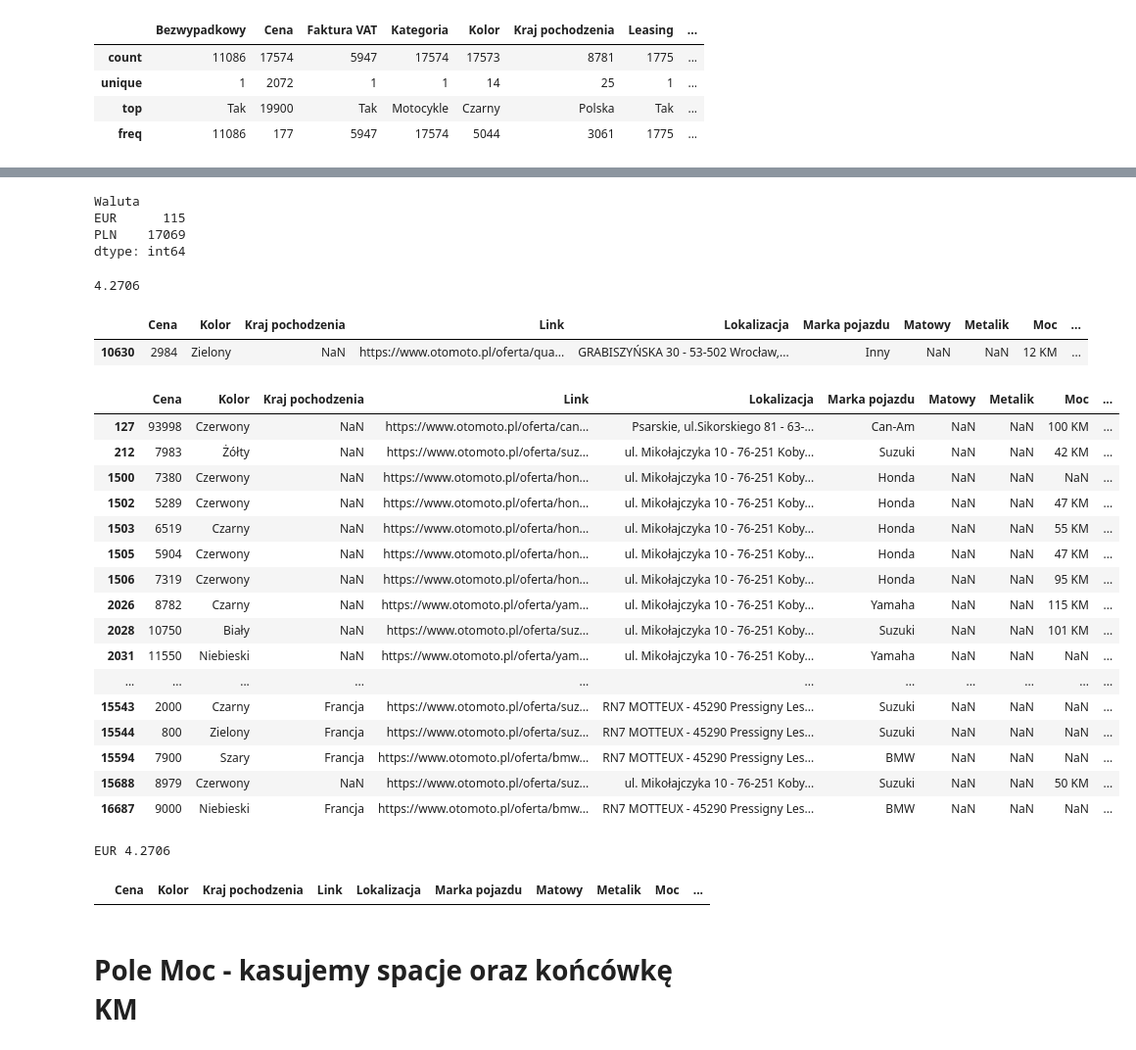
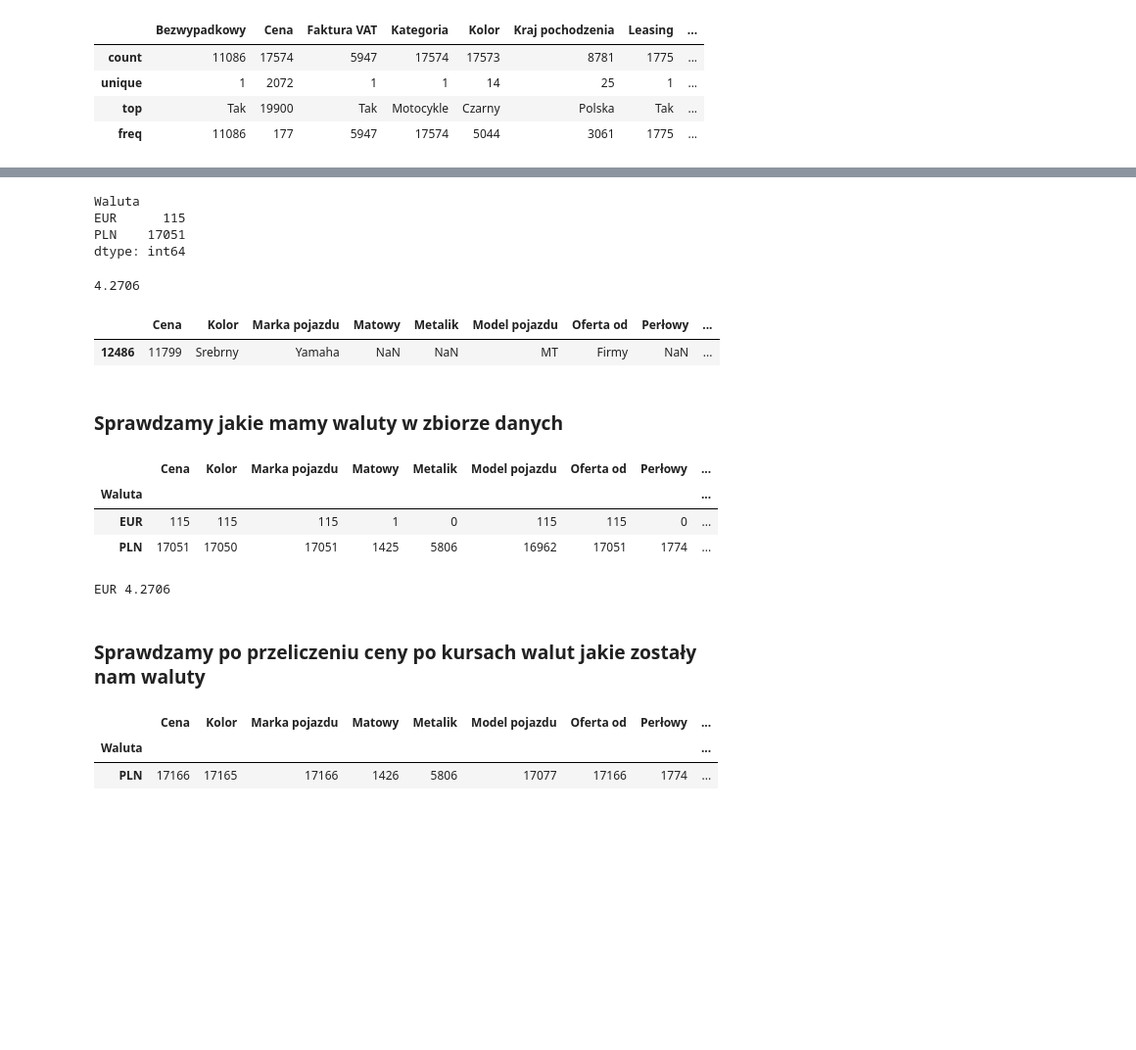
Before and after one commit to kordirko/motory, a Jupyter notebook: projekt_zaliczeniowy.ipynb, the cells around one changed output, grey strips where cells are left out. Shown at 98% size. Drawn from its saved outputs; the diff is of its cells as text; code cells hidden in the pictures; blank space fills up the shorter version.

Commit message:
Dalsza część analizy danych

```diff
--- a/projekt_zaliczeniowy.ipynb
+++ b/projekt_zaliczeniowy.ipynb
@@ -41,0 +52,4 @@ dane.head(3)
+# %%
+dane = pd.DataFrame.from_dict(data)
+
+dane.head(3)
@@ -80,6 +141,6 @@ dane.describe()
 # %%
 # dane.drop(columns=['Kategoria','Link','Numer rejestracyjny pojazdu','VIN','Bezwypadkowy'], inplace=True)
-dane.drop(columns=['Kategoria','Numer rejestracyjny pojazdu','VIN','Bezwypadkowy','Pierwsza rejestracja'], inplace=True)
+dane.drop(columns=['Kategoria','Link','Numer rejestracyjny pojazdu','VIN','Bezwypadkowy','Pierwsza rejestracja'], inplace=True)
 dane.drop(columns=['Faktura VAT','Leasing','Liczba pozostałych rat','Miesięczna rata','Możliwość finansowania',
                    'Opłata początkowa','VAT marża','Wartość wykupu'], inplace=True)
 # %% [markdown]
@@ -90,0 +156,3 @@ dane.drop(columns=['Uszkodzony'],inplace=True)
+# %%
+dane.drop(dane[dane['Zarejestrowany jako zabytek'].notnull()==True].index, axis=0, inplace=True )
+dane.drop(columns=['Zarejestrowany jako zabytek'],inplace=True)
@@ -91 +164,4 @@ dane.drop(columns=['Uszkodzony'],inplace=True)
+# %%
+dane.drop(columns=['Moc'],inplace=True)
+dane.drop(columns=['Lokalizacja', 'Kraj pochodzenia'],inplace=True)
 # %% [markdown]
@@ -96,7 +173,7 @@ dane.groupby('Waluta').size()
 # %% [output]
 Waluta
 EUR      115
-PLN    17069
+PLN    17051
 dtype: int64
 # %%
 import requests
@@ -122,26 +200,15 @@ dane['Cena'] = dane['Cena'].astype(float).astype(int)
 # %%
 dane.sample()
 # %% [output]
-|  | Cena | Kolor | Kraj pochodzenia | Link | Lokalizacja | Marka pojazdu | Matowy | Metalik | Moc | ... |
-| 10630 | 2984 | Zielony | NaN | https://www.otomoto.pl/oferta/qua... | GRABISZYŃSKA 30 - 53-502 Wrocław,... | Inny | NaN | NaN | 12 KM | ... |
+|  | Cena | Kolor | Marka pojazdu | Matowy | Metalik | Model pojazdu | Oferta od | Perłowy | ... |
+| 12486 | 11799 | Srebrny | Yamaha | NaN | NaN | MT | Firmy | NaN | ... |
+# %% [markdown]
+### Sprawdzamy jakie mamy waluty w zbiorze danych
 # %%
-dane[dane['Waluta']!='PLN']
+dane.groupby('Waluta').count()
 # %% [output]
-|  | Cena | Kolor | Kraj pochodzenia | Link | Lokalizacja | Marka pojazdu | Matowy | Metalik | Moc | ... |
-| 127 | 93998 | Czerwony | NaN | https://www.otomoto.pl/oferta/can... | Psarskie, ul.Sikorskiego 81 - 63-... | Can-Am | NaN | NaN | 100 KM | ... |
-| 212 | 7983 | Żółty | NaN | https://www.otomoto.pl/oferta/suz... | ul. Mikołajczyka 10 - 76-251 Koby... | Suzuki | NaN | NaN | 42 KM | ... |
-| 1500 | 7380 | Czerwony | NaN | https://www.otomoto.pl/oferta/hon... | ul. Mikołajczyka 10 - 76-251 Koby... | Honda | NaN | NaN | NaN | ... |
-| 1502 | 5289 | Czerwony | NaN | https://www.otomoto.pl/oferta/hon... | ul. Mikołajczyka 10 - 76-251 Koby... | Honda | NaN | NaN | 47 KM | ... |
-| 1503 | 6519 | Czarny | NaN | https://www.otomoto.pl/oferta/hon... | ul. Mikołajczyka 10 - 76-251 Koby... | Honda | NaN | NaN | 55 KM | ... |
-| 1505 | 5904 | Czerwony | NaN | https://www.otomoto.pl/oferta/hon... | ul. Mikołajczyka 10 - 76-251 Koby... | Honda | NaN | NaN | 47 KM | ... |
-| 1506 | 7319 | Czerwony | NaN | https://www.otomoto.pl/oferta/hon... | ul. Mikołajczyka 10 - 76-251 Koby... | Honda | NaN | NaN | 95 KM | ... |
-| 2026 | 8782 | Czarny | NaN | https://www.otomoto.pl/oferta/yam... | ul. Mikołajczyka 10 - 76-251 Koby... | Yamaha | NaN | NaN | 115 KM | ... |
-| 2028 | 10750 | Biały | NaN | https://www.otomoto.pl/oferta/suz... | ul. Mikołajczyka 10 - 76-251 Koby... | Suzuki | NaN | NaN | 101 KM | ... |
-| 2031 | 11550 | Niebieski | NaN | https://www.otomoto.pl/oferta/yam... | ul. Mikołajczyka 10 - 76-251 Koby... | Yamaha | NaN | NaN | NaN | ... |
-| ... | ... | ... | ... | ... | ... | ... | ... | ... | ... | ... |
-| 15543 | 2000 | Czarny | Francja | https://www.otomoto.pl/oferta/suz... | RN7 MOTTEUX - 45290 Pressigny Les... | Suzuki | NaN | NaN | NaN | ... |
-| 15544 | 800 | Zielony | Francja | https://www.otomoto.pl/oferta/suz... | RN7 MOTTEUX - 45290 Pressigny Les... | Suzuki | NaN | NaN | NaN | ... |
-| 15594 | 7900 | Szary | Francja | https://www.otomoto.pl/oferta/bmw... | RN7 MOTTEUX - 45290 Pressigny Les... | BMW | NaN | NaN | NaN | ... |
-| 15688 | 8979 | Czerwony | NaN | https://www.otomoto.pl/oferta/suz... | ul. Mikołajczyka 10 - 76-251 Koby... | Suzuki | NaN | NaN | 50 KM | ... |
-| 16687 | 9000 | Niebieski | Francja | https://www.otomoto.pl/oferta/bmw... | RN7 MOTTEUX - 45290 Pressigny Les... | BMW | NaN | NaN | NaN | ... |
+|  | Cena | Kolor | Marka pojazdu | Matowy | Metalik | Model pojazdu | Oferta od | Perłowy | ... |
+| Waluta |  |  |  |  |  |  |  |  | ... |
+| EUR | 115 | 115 | 115 | 1 | 0 | 115 | 115 | 0 | ... |
+| PLN | 17051 | 17050 | 17051 | 1425 | 5806 | 16962 | 17051 | 1774 | ... |
 # %%
@@ -156,9 +222,11 @@ for waluta in dane['Waluta'].unique():
     dane.loc[ dane['Waluta']==waluta ,'Waluta'] = 'PLN'
 # %% [output]
 EUR 4.2706
+# %% [markdown]
+### Sprawdzamy po przeliczeniu ceny po kursach walut jakie zostały nam waluty
 # %%
-dane[dane['Waluta']!='PLN']
+dane.groupby('Waluta').count()
 # %% [output]
-|  | Cena | Kolor | Kraj pochodzenia | Link | Lokalizacja | Marka pojazdu | Matowy | Metalik | Moc | ... |
+|  | Cena | Kolor | Marka pojazdu | Matowy | Metalik | Model pojazdu | Oferta od | Perłowy | ... |
+| Waluta |  |  |  |  |  |  |  |  | ... |
+| PLN | 17166 | 17165 | 17166 | 1426 | 5806 | 17077 | 17166 | 1774 | ... |
-# %% [markdown]
-# Pole Moc - kasujemy spacje oraz końcówkę KM
```
Also changed, not shown: parts of 25 cells of this notebook.
